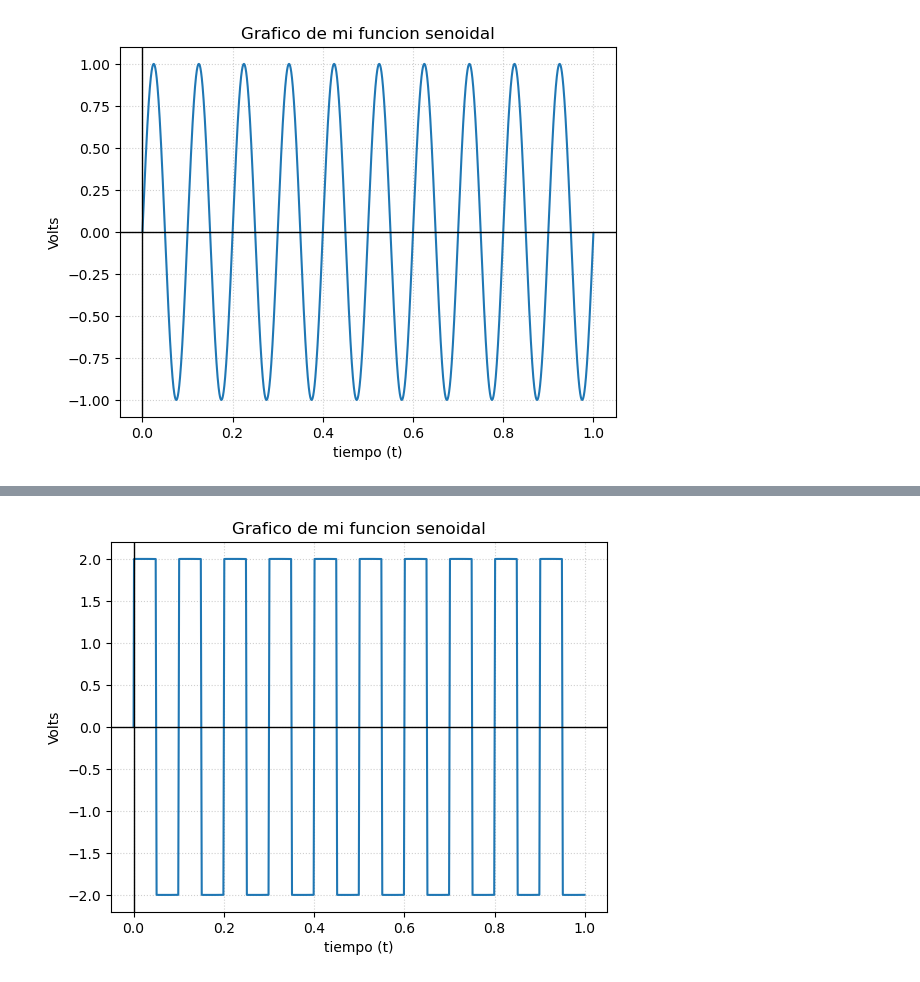
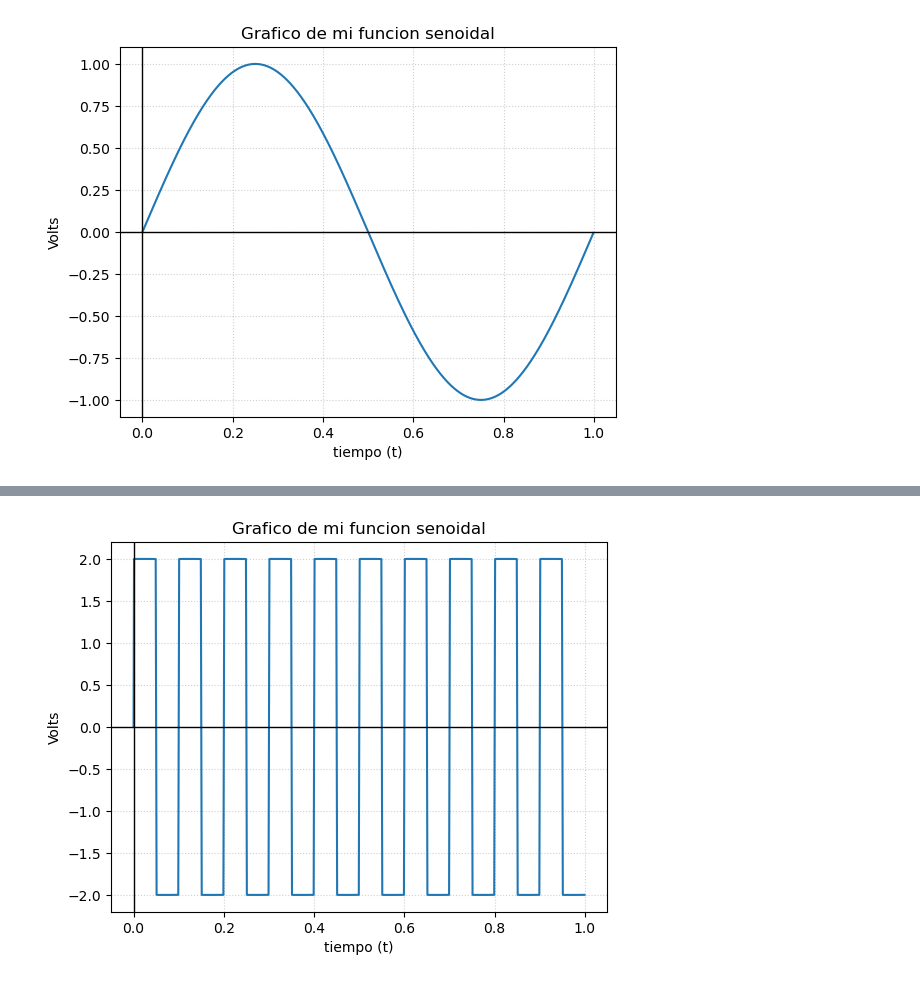
Before and after one commit to Joaquin11Sto/directorio_de_trabajo, a Jupyter notebook: TS1.ipynb, the cells around one changed output, grey strips where cells are left out. Cells and saved outputs as stored; diff of their text form; code cells hidden in the pictures.

```diff
--- a/TS1.ipynb
+++ b/TS1.ipynb
@@ -15,52 +36,41 @@ Como agregado para el experimento, se probó con distintas frecuencias.
 # %%
-# -*- coding: utf-8 -*-
-"""
-Created on Fri Mar  7 15:30:48 2025
+#Funciones
 
-@author: Joaquin
+def funcion_sen(vmax,dc,ff,ph,nn,fs):
+    ts=1/fs
+    t=np.linspace(0,(nn-1)*ts,nn).flatten()
+    argg=2*np.pi*ff*t + ph
+    x = vmax * (np.sin(argg)) + dc
+    return [t,x]
 
-------------------
-Consigna:
-    programar una función que genere señales senoidales y que permita parametrizar:
-        la amplitud máxima de la senoidal (volts)
-        su valor medio (volts)
-        la frecuencia (Hz)
-        la fase (radianes)
-        la cantidad de muestras digitalizada por el ADC (# muestras)
-        la frecuencia de muestreo del ADC.
+def funcion_cuadrada(vmax,dc,ff,ph,nn,fs):
+    ts = 1/fs
+    t=np.linspace(0,(nn-1)*ts,nn).flatten()
+    N = 10000
+    x = vmax*((4/np.pi)*sum(np.sin((2*n-1)*2*np.pi*ff*t+ph)/(2*n-1) for n in range(1,N-1))) + dc
+    return[t,x]
 
-        es decir que la función que uds armen debería admitir se llamada de la siguiente manera
-
-    tt, xx = mi_funcion_sen( vmax = 1, dc = 0, ff = 1, ph=0, nn = N, fs = fs)
-    Recuerden que tanto xx como tt deben ser vectores de Nx1
-"""
-
-
-import numpy as np
-import matplotlib.pyplot as plt
-import matplotlib as mpl
-
-
-def funcion_sen(Vmax,dc,ff,ph, nn,fs):
-    Ts=1/fs
-    t=np.linspace(0,(nn-1)*Ts,nn).flatten()
-    argg=2*np.pi*ff*t + ph
-    return [t,Vmax * (np.sin(argg)) + dc]
+def funcion_cuadrada_2(vmax,dc,ff,ph,nn,fs):
+    ts=1/fs
+    t=np.linspace(0,(nn-1)*ts,nn).flatten()
+    x=vmax * signal.square(2 * np.pi * ff * t + ph) + dc
+    return[t,x]
 
 N=1000 #La cantidad de muestras digitalizada por el ADC
 Fs=1000 #Frecuencia de muestreo del ADC
-F0=10
-
-tt, xx = funcion_sen(1,0,F0,0,N,Fs)
-
-
-plt.plot(tt,xx)
-plt.xlabel("tiempo (t)")
-plt.ylabel("Volts")
-plt.title("Grafico de mi funcion senoidal")
-plt.axhline(0,color="black",linewidth=1)
-plt.axvline(0,color="black",linewidth=1)
-plt.grid(True,linestyle=":",alpha=0.6)
-plt.show()
-# %% [output]
-[figure, removed]
+# %%
+#Experimento N1
+F0=1
+
+tt,xx = funcion_sen(1,0,F0,0,N,Fs)
+
+plt.plot(tt,xx)
+plt.xlabel('tiempo (t)')
+plt.ylabel('Volts')
+plt.title('Grafico de mi funcion senoidal')
+plt.axhline(0,color="black",linewidth=1)
+plt.axvline(0,color="black",linewidth=1)
+plt.grid(True,linestyle=":",alpha=0.6)
+plt.show()
+# %% [output]
+[figure, added]
```
Also changed, not shown: parts of 14 cells of this notebook, 2 other files.
